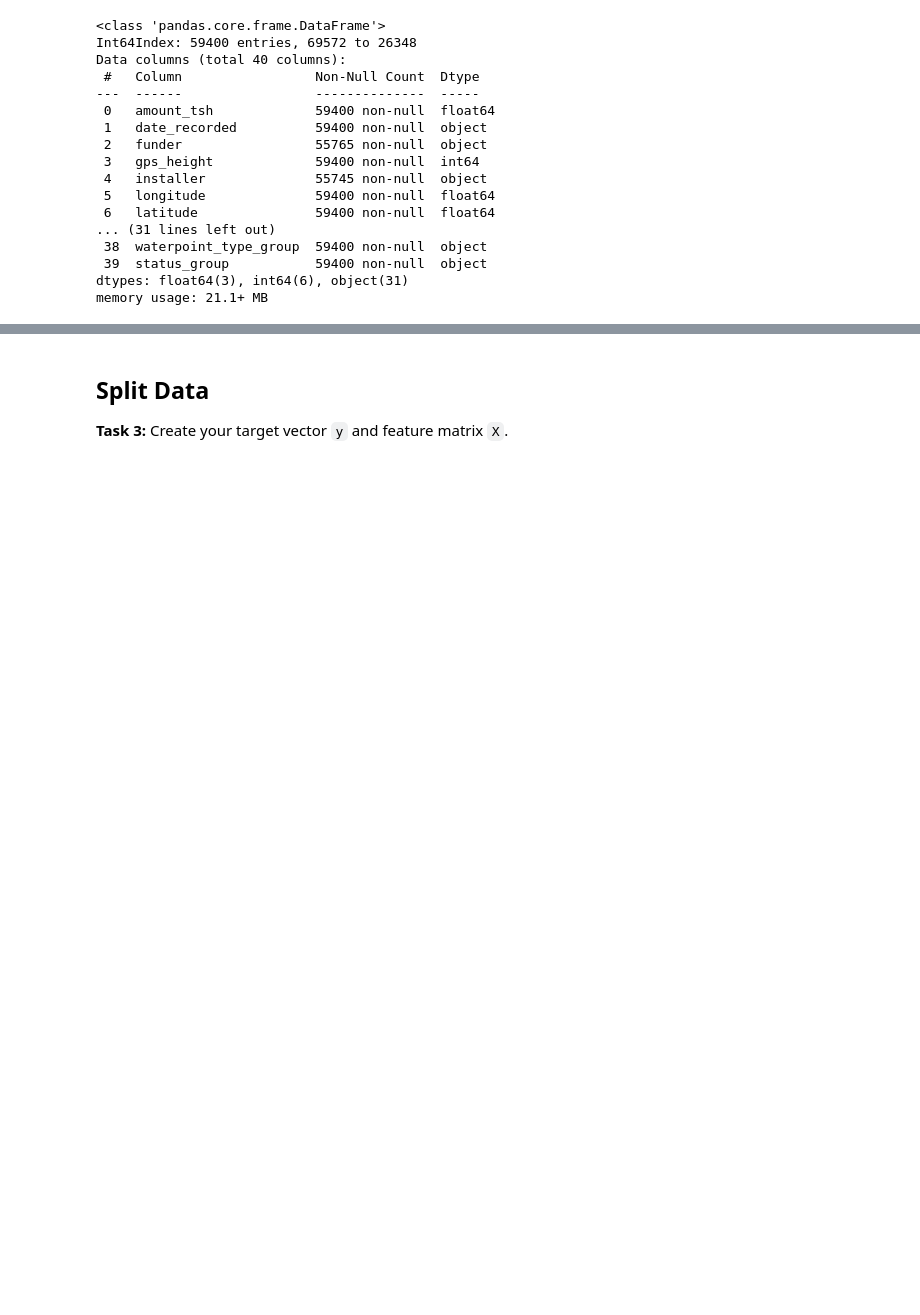
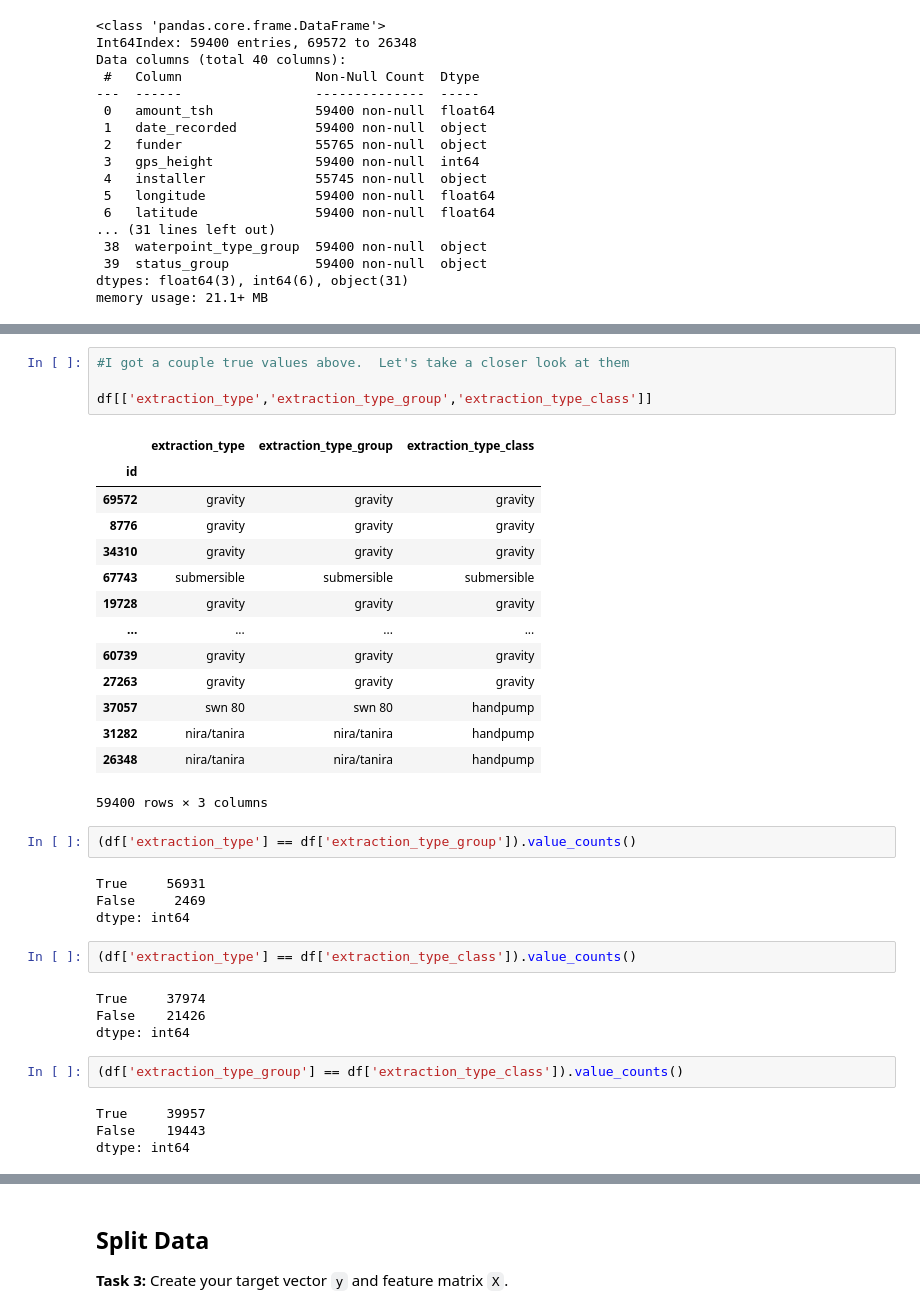
Before and after one commit to Samuel-Egbert31415/DS-Unit-2-Kaggle-Challenge, a Jupyter notebook: module1-decision-trees/DS-module-project-221.ipynb, the cells around one changed output, grey strips where cells are left out. Drawn from its saved outputs; the diff is of its cells as text; blank space fills up the shorter version.

```diff
--- a/module1-decision-trees/DS-module-project-221.ipynb
+++ b/module1-decision-trees/DS-module-project-221.ipynb
@@ -90,0 +136,37 @@ memory usage: 21.1+ MB
+# %%
+#I got a couple true values above.  Let's take a closer look at them
+
+df[['extraction_type','extraction_type_group','extraction_type_class']]
+# %% [output]
+|  | extraction_type | extraction_type_group | extraction_type_class |
+| id |  |  |  |
+| 69572 | gravity | gravity | gravity |
+| 8776 | gravity | gravity | gravity |
+| 34310 | gravity | gravity | gravity |
+| 67743 | submersible | submersible | submersible |
+| 19728 | gravity | gravity | gravity |
+| ... | ... | ... | ... |
+| 60739 | gravity | gravity | gravity |
+| 27263 | gravity | gravity | gravity |
+| 37057 | swn 80 | swn 80 | handpump |
+| 31282 | nira/tanira | nira/tanira | handpump |
+| 26348 | nira/tanira | nira/tanira | handpump |
+59400 rows × 3 columns
+# %%
+(df['extraction_type'] == df['extraction_type_group']).value_counts()
+# %% [output]
+True     56931
+False     2469
+dtype: int64
+# %%
+(df['extraction_type'] == df['extraction_type_class']).value_counts()
+# %% [output]
+True     37974
+False    21426
+dtype: int64
+# %%
+(df['extraction_type_group'] == df['extraction_type_class']).value_counts()
+# %% [output]
+True     39957
+False    19443
+dtype: int64
```
Also changed, not shown: parts of 10 cells of this notebook.
